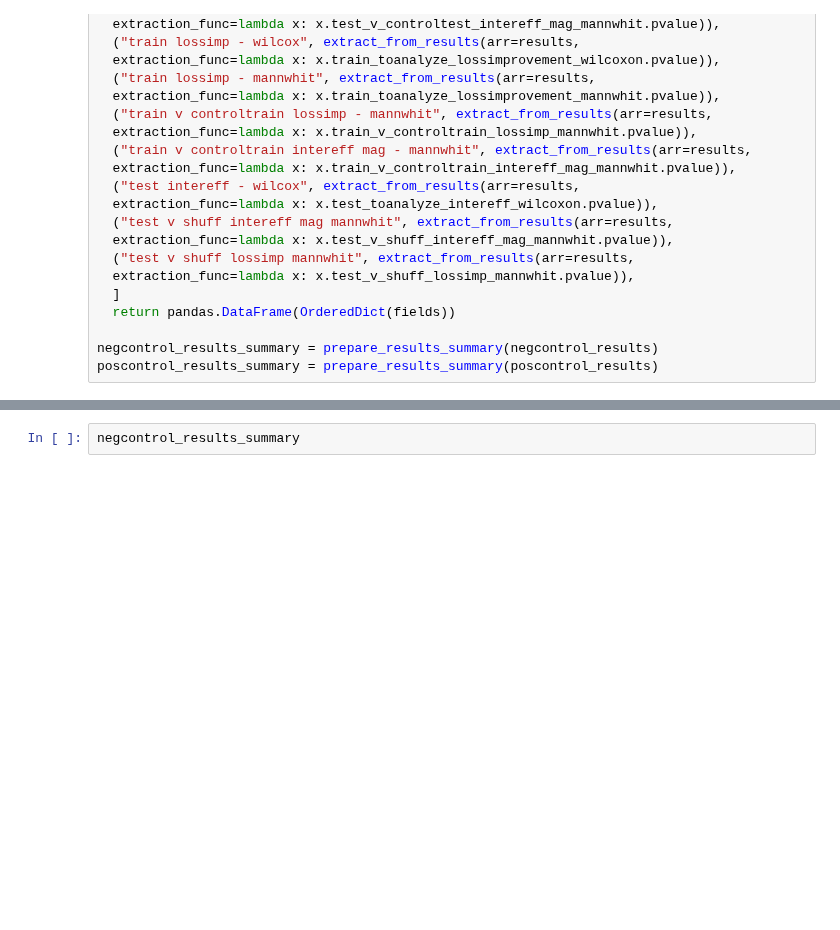
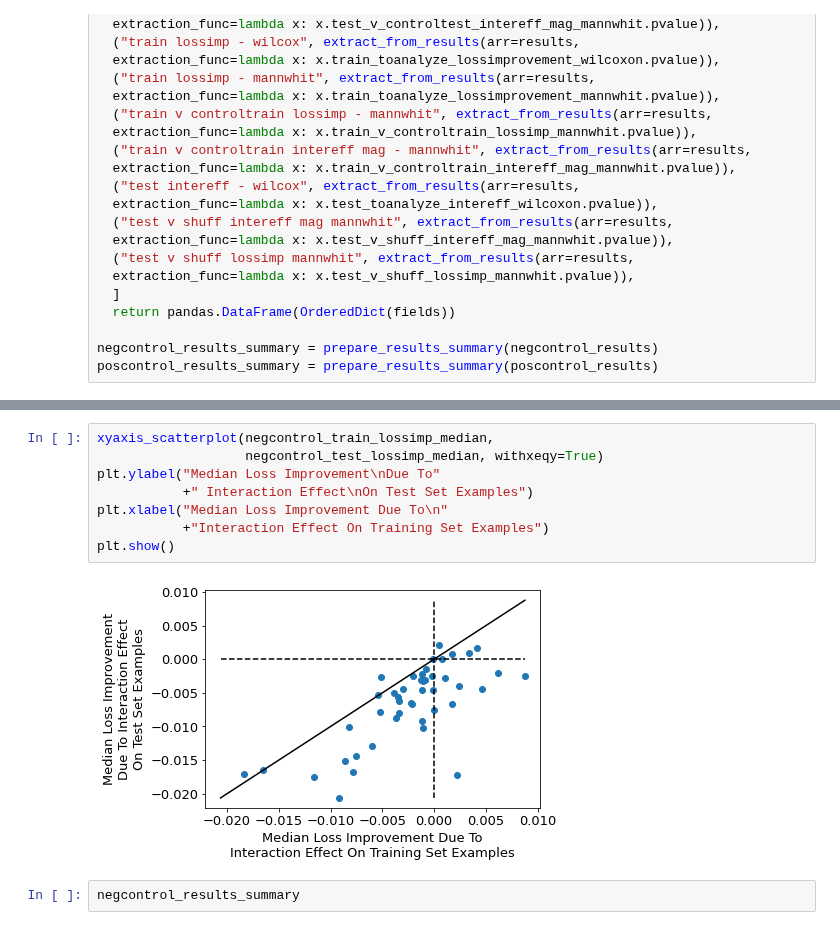
Before and after one commit to kundajelab/feature_interactions, a Jupyter notebook: EvaluateModelsGivenPredictionData.ipynb, the cells around one changed output, grey strips where cells are left out. Cells and saved outputs as stored; diff of their text form; blank space fills up the shorter version.

```diff
--- a/EvaluateModelsGivenPredictionData.ipynb
+++ b/EvaluateModelsGivenPredictionData.ipynb
@@ -465,3 +688,13 @@ poscontrol_results_summary = prepare_results_summary(poscontrol_results)
+# %%
+xyaxis_scatterplot(negcontrol_train_lossimp_median,
+                   negcontrol_test_lossimp_median, withxeqy=True)
+plt.ylabel("Median Loss Improvement\nDue To"
+           +" Interaction Effect\nOn Test Set Examples")
+plt.xlabel("Median Loss Improvement Due To\n"
+           +"Interaction Effect On Training Set Examples")
+plt.show()
+# %% [output]
+[figure, added]
 # %%
 negcontrol_results_summary
 # %% [output]
```
Also changed, not shown: parts of 9 cells of this notebook.
